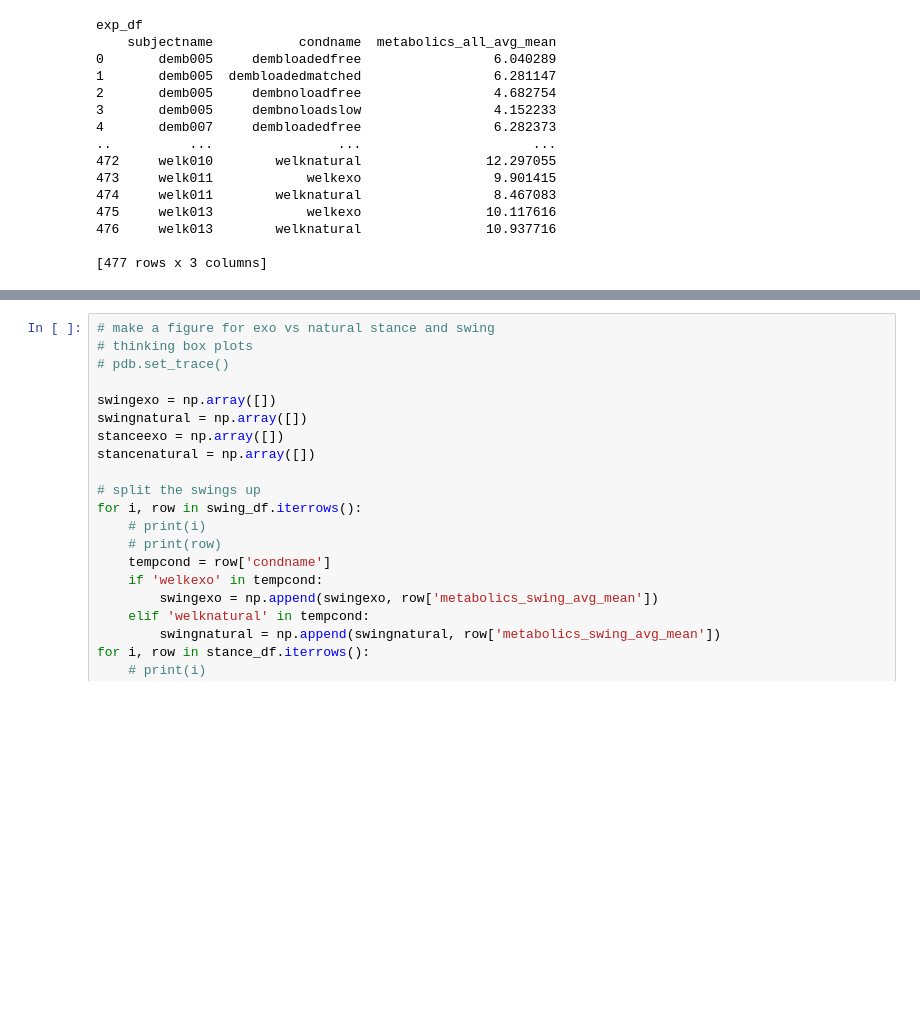
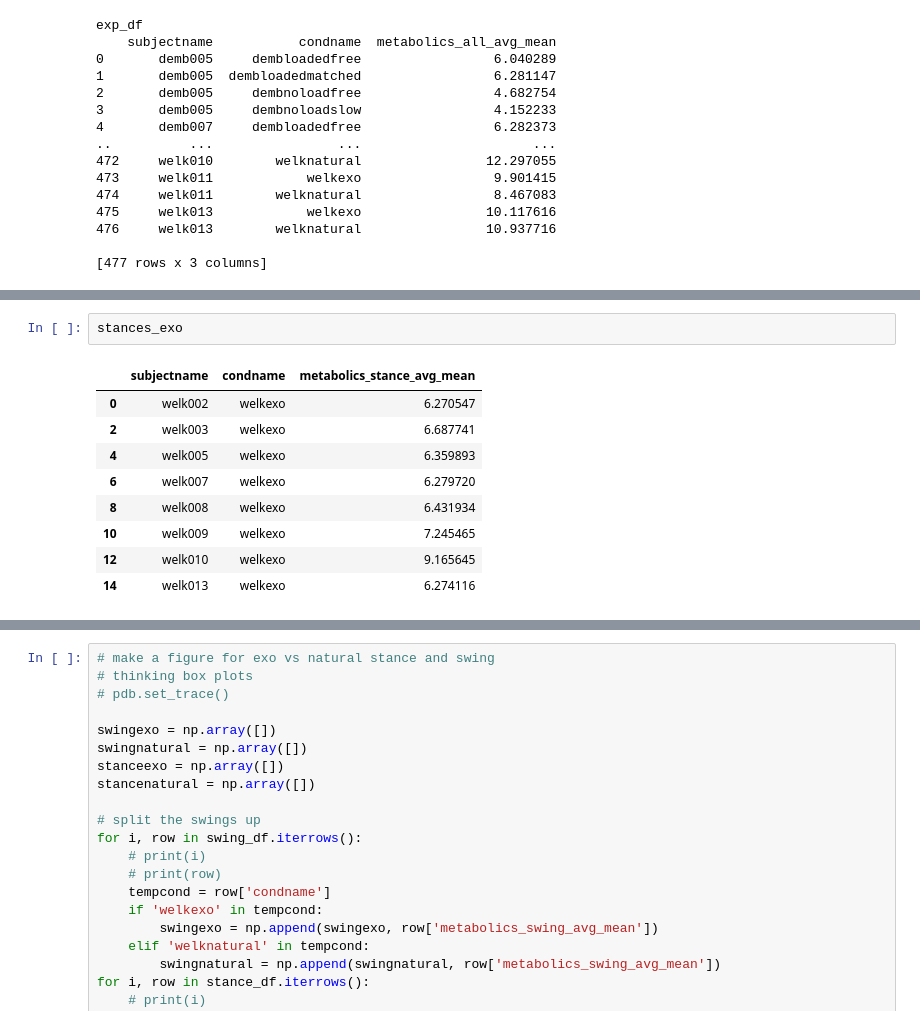
Before and after one commit to stingjp/muscleEnergyModel, a Jupyter notebook: plotting_stancevswing.ipynb, the cells around one changed output, grey strips where cells are left out. Drawn from its saved outputs; the diff is of its cells as text; blank space fills up the shorter version.

```diff
--- a/plotting_stancevswing.ipynb
+++ b/plotting_stancevswing.ipynb
@@ -247,0 +260,12 @@ dtype: float64
+# %%
+stances_exo
+# %% [output]
+|  | subjectname | condname | metabolics_stance_avg_mean |
+| 0 | welk002 | welkexo | 6.270547 |
+| 2 | welk003 | welkexo | 6.687741 |
+| 4 | welk005 | welkexo | 6.359893 |
+| 6 | welk007 | welkexo | 6.279720 |
+| 8 | welk008 | welkexo | 6.431934 |
+| 10 | welk009 | welkexo | 7.245465 |
+| 12 | welk010 | welkexo | 9.165645 |
+| 14 | welk013 | welkexo | 6.274116 |
```
Also changed, not shown: parts of 14 cells of this notebook, 1 other file.
